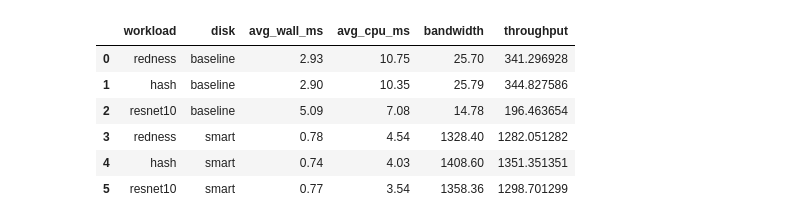
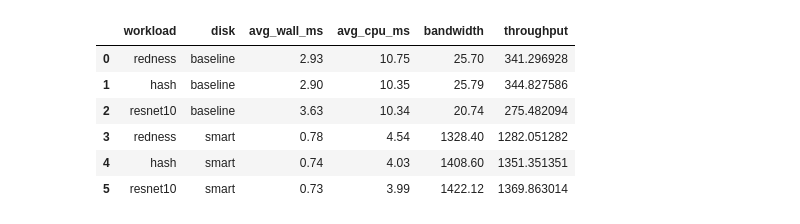
Before and after one commit to fzqneo/smartssd-image, a Jupyter notebook: notebook/extrapolate_scalability.ipynb, the cells around one changed output. Saved outputs shown, nothing was run; the diff lists cells and outputs as text; code cells hidden in the pictures.

```diff
--- a/notebook/extrapolate_scalability.ipynb
+++ b/notebook/extrapolate_scalability.ipynb
@@ -6,26 +18,26 @@ from utils import get_by_expnames, pretty
 # %%
 # when disk is saturated:
 # how many cores: avg_cpu_ms / avg_wall_ms
 
 data = [
-    # baseline: take 16 threads
+    # baseline (not sort): take 16 threads
     ('redness', 'baseline', 2.93, 10.75, 25.7),
     ('hash', 'baseline', 2.9, 10.35, 25.79),
-    ('resnet10', 'baseline', 5.09, 7.08, 14.78),
-    # smart: take 8 threads
+    ('resnet10', 'baseline', 3.63, 10.34, 20.74),
+    # smart sorted: take 8 threads
     ('redness', 'smart', .78, 4.54, 1328.4),
     ('hash', 'smart', .74, 4.03, 1408.6),
-    ('resnet10', 'smart', .77, 3.54, 1358.36)
+    ('resnet10', 'smart', .73, 3.99, 1422.12)
 ]
 
 df = pd.DataFrame(data, columns=['workload', 'disk', 'avg_wall_ms', 'avg_cpu_ms', 'bandwidth'])
 df['throughput'] = 1000. / df['avg_wall_ms']
 df
 # %% [output]
 |  | workload | disk | avg_wall_ms | avg_cpu_ms | bandwidth | throughput |
 | 0 | redness | baseline | 2.93 | 10.75 | 25.70 | 341.296928 |
 | 1 | hash | baseline | 2.90 | 10.35 | 25.79 | 344.827586 |
-| 2 | resnet10 | baseline | 5.09 | 7.08 | 14.78 | 196.463654 |
+| 2 | resnet10 | baseline | 3.63 | 10.34 | 20.74 | 275.482094 |
 | 3 | redness | smart | 0.78 | 4.54 | 1328.40 | 1282.051282 |
 | 4 | hash | smart | 0.74 | 4.03 | 1408.60 | 1351.351351 |
-| 5 | resnet10 | smart | 0.77 | 3.54 | 1358.36 | 1298.701299 |
+| 5 | resnet10 | smart | 0.73 | 3.99 | 1422.12 | 1369.863014 |
```
Also changed, not shown: parts of 4 cells of this notebook, 6 other files.
